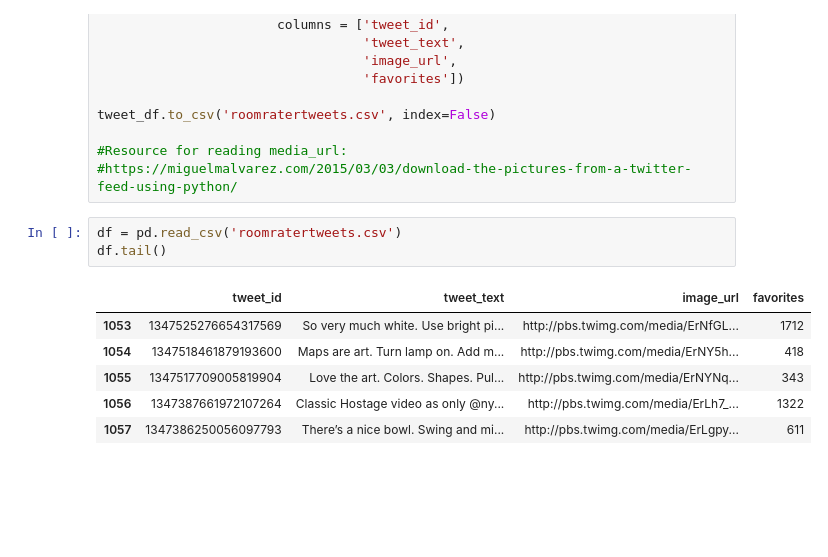
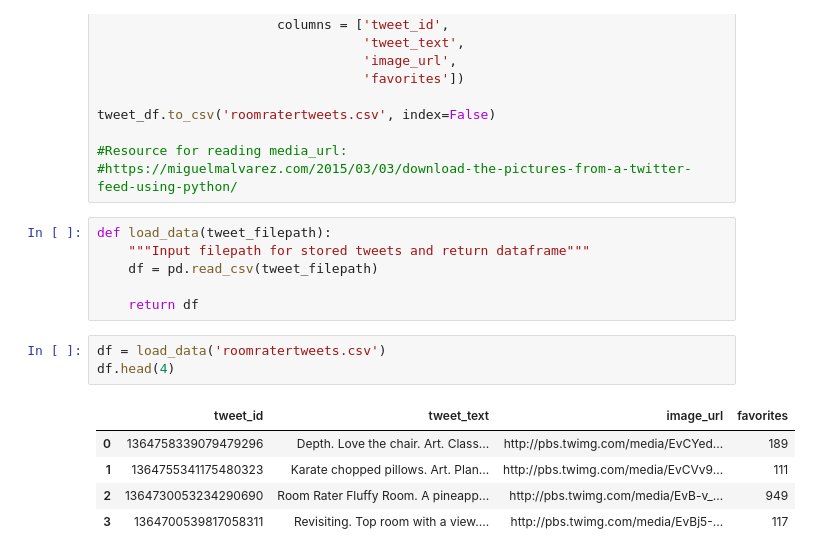
Before and after one commit to laurenmarar/RoomRater, a Jupyter notebook: RoomRater.ipynb, the cells around one changed output. Saved outputs shown, nothing was run; the diff lists cells and outputs as text; blank space fills up the shorter version.

```diff
--- a/RoomRater.ipynb
+++ b/RoomRater.ipynb
@@ -87,13 +126,18 @@ tweet_df.to_csv('roomratertweets.csv', index=False)
 
 #Resource for reading media_url:
 #https://miguelmalvarez.com/2015/03/03/download-the-pictures-from-a-twitter-feed-using-python/
+# %%
+def load_data(tweet_filepath):
+    """Input filepath for stored tweets and return dataframe"""
+    df = pd.read_csv(tweet_filepath)
+
+    return df
 # %%
-df = pd.read_csv('roomratertweets.csv')
-df.tail()
+df = load_data('roomratertweets.csv')
+df.head(4)
 # %% [output]
 |  | tweet_id | tweet_text | image_url | favorites |
-| 1053 | 1347525276654317569 | So very much white. Use bright pi... | http://pbs.twimg.com/media/ErNfGL... | 1712 |
-| 1054 | 1347518461879193600 | Maps are art. Turn lamp on. Add m... | http://pbs.twimg.com/media/ErNY5h... | 418 |
-| 1055 | 1347517709005819904 | Love the art. Colors. Shapes. Pul... | http://pbs.twimg.com/media/ErNYNq... | 343 |
-| 1056 | 1347387661972107264 | Classic Hostage video as only @ny... | http://pbs.twimg.com/media/ErLh7_... | 1322 |
-| 1057 | 1347386250056097793 | There’s a nice bowl. Swing and mi... | http://pbs.twimg.com/media/ErLgpy... | 611 |
+| 0 | 1364758339079479296 | Depth. Love the chair. Art. Class... | http://pbs.twimg.com/media/EvCYed... | 189 |
+| 1 | 1364755341175480323 | Karate chopped pillows. Art. Plan... | http://pbs.twimg.com/media/EvCVv9... | 111 |
+| 2 | 1364730053234290690 | Room Rater Fluffy Room. A pineapp... | http://pbs.twimg.com/media/EvB-v_... | 949 |
+| 3 | 1364700539817058311 | Revisiting. Top room with a view.... | http://pbs.twimg.com/media/EvBj5-... | 117 |
```
Also changed, not shown: parts of 34 cells of this notebook, 2 other files.
